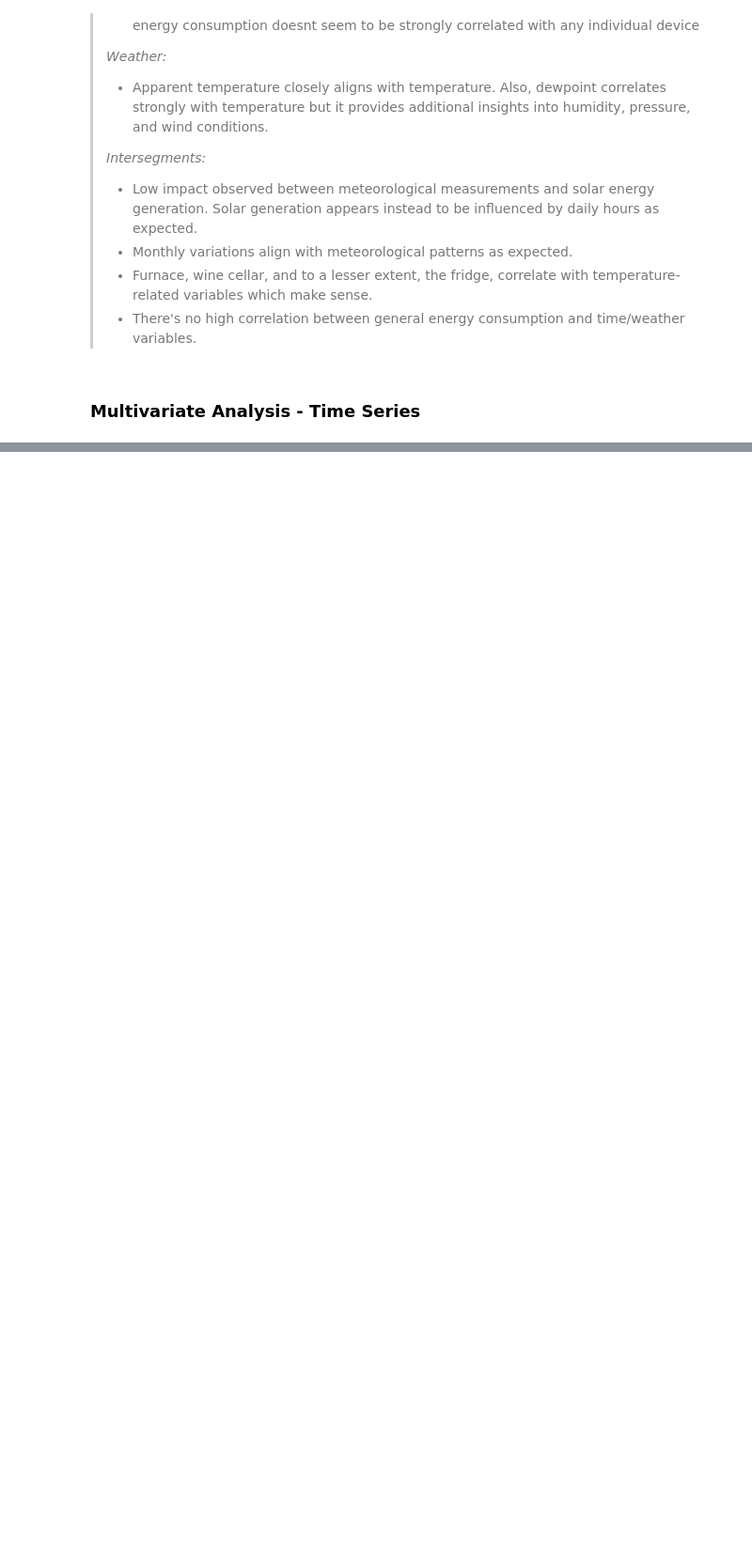
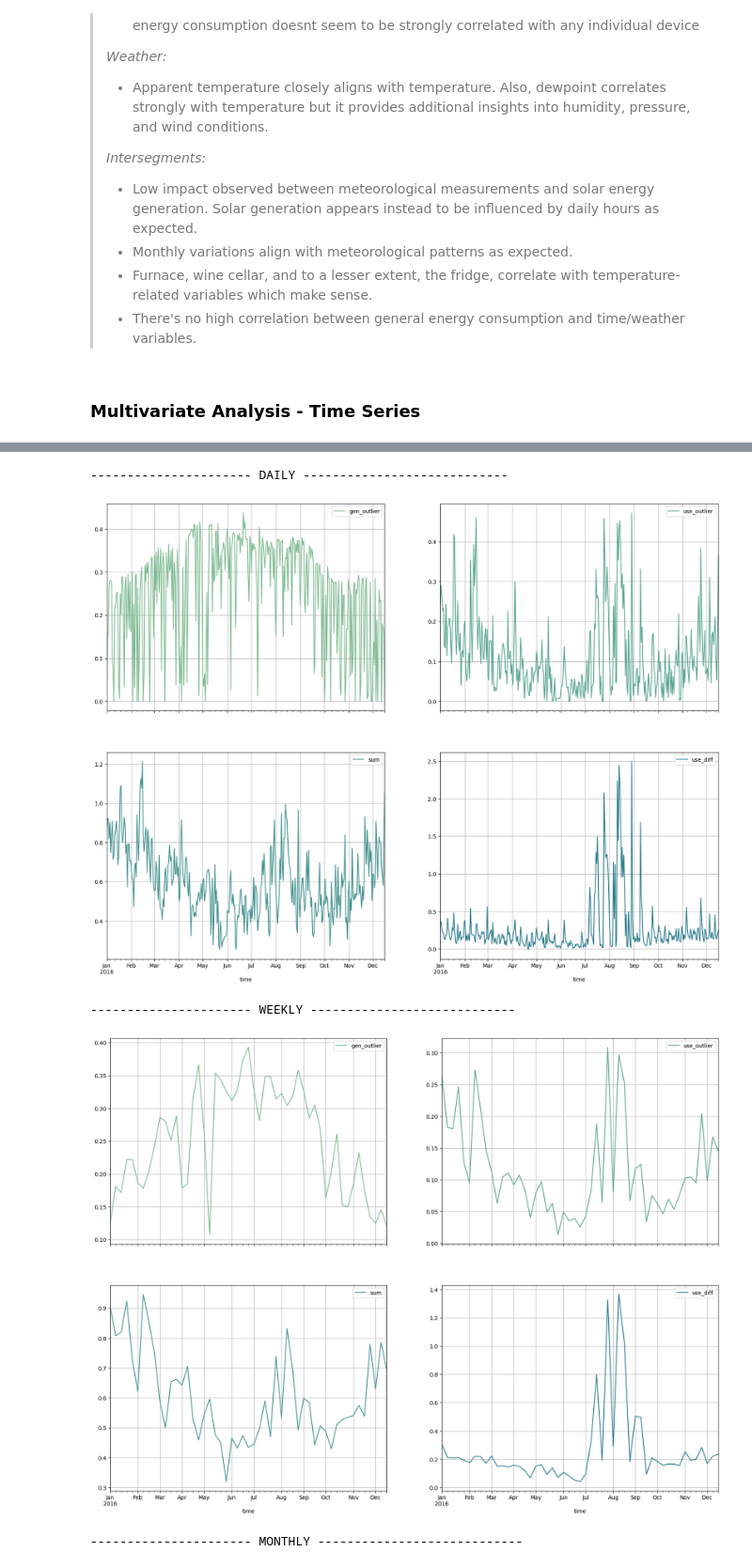
Before and after one commit to computationalgoblin/Smart-Home-Energy-Consumption-Project, a Jupyter notebook: notebooks/eda.ipynb, the cells around one changed output, grey strips where cells are left out. Shown at 94% size. Drawn from its saved outputs; the diff is of its cells as text; code cells hidden in the pictures; blank space fills up the shorter version.

```diff
--- a/notebooks/eda.ipynb
+++ b/notebooks/eda.ipynb
@@ -184,0 +203,8 @@ sns.heatmap(data.select_dtypes("number").corr(), annot=True, vmax=1, vmin=-1, ce
+# %%
+time_series_subplots(data,added_cols)
+# %% [output]
+---------------------- DAILY ----------------------------
+[figure, added]
+---------------------- WEEKLY ----------------------------
+[figure, added]
+---------------------- MONTHLY ----------------------------
```
Also changed, not shown: parts of 7 cells of this notebook, 1 other file.
